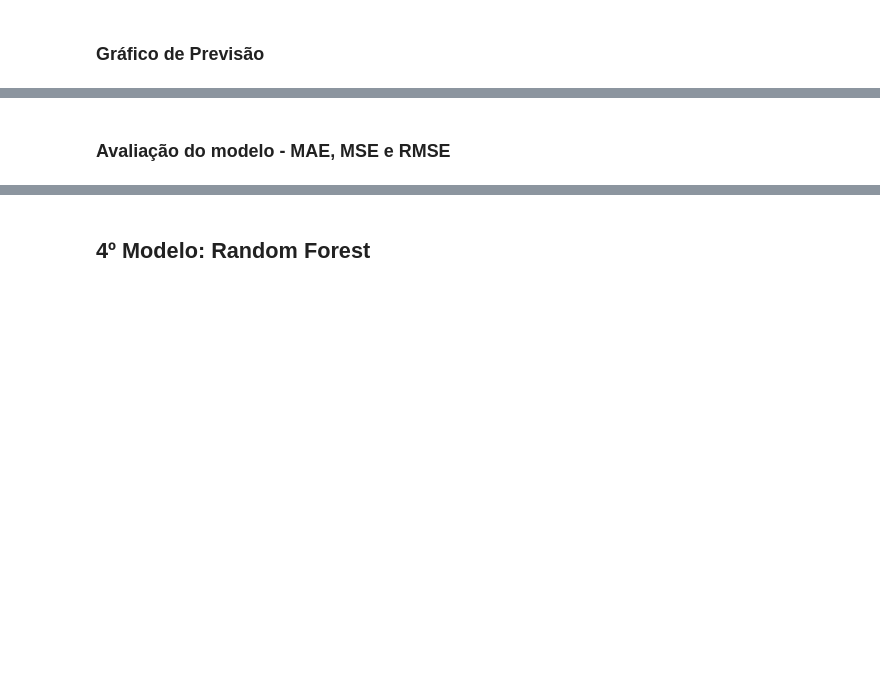
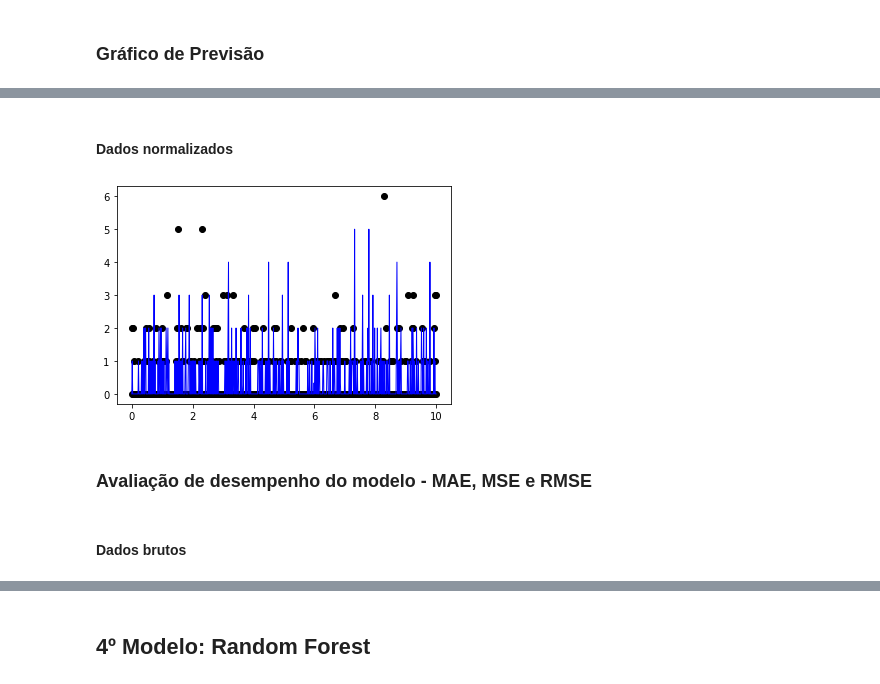
Before and after one commit to andre-barbosa-uff/ST_setor-eletrico, a Jupyter notebook: Algoritmo de ST_ML_UFF.ipynb, the cells around one changed output, grey strips where cells are left out. Saved outputs shown, nothing was run; the diff lists cells and outputs as text; code cells hidden in the pictures; blank space fills up the shorter version.

```diff
--- a/Algoritmo de ST_ML_UFF.ipynb
+++ b/Algoritmo de ST_ML_UFF.ipynb
@@ -338,2 +388,6 @@ y_predicted_Tree = RegTree.predict(X_test_Tree)
+# %%
+RegTree_N = DecisionTreeRegressor()
+RegTree_N.fit(X_train_Tree_N, y_train_Tree_N)
+y_predicted_Tree_N = RegTree_N.predict(X_test_Tree_N)
 # %% [markdown]
 ### Gráfico de Previsão
@@ -346,5 +402,15 @@ plt.show()
+# %% [markdown]
+#### Dados normalizados
+# %%
+plt.scatter(np.linspace(0, 10, num=(y_test_Tree_N.size)),y_test_Tree_N,  color='black')
+plt.plot(np.linspace(0, 10, num=(y_test_Tree_N.size)),RegTree_N.predict(X_test_Tree_N), color='blue', linewidth=1)
+plt.show()
+# %% [output]
+[figure, added]
 # %% [markdown]
-### Avaliação do modelo - MAE, MSE e RMSE
+### Avaliação de desempenho do modelo - MAE, MSE e RMSE
+# %% [markdown]
+#### Dados brutos
 # %%
 MAE_DT = mean_absolute_error (y_test_Tree , y_predicted_Tree)
 print ("MAE_DT = {:0.3f}".format(MAE_DT))
```
Also changed, not shown: parts of 56 cells of this notebook.
